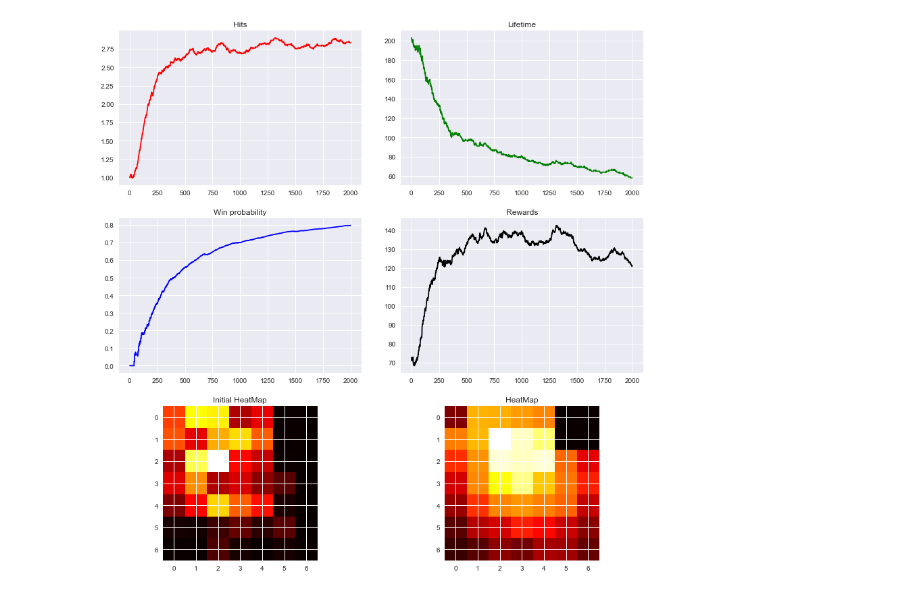
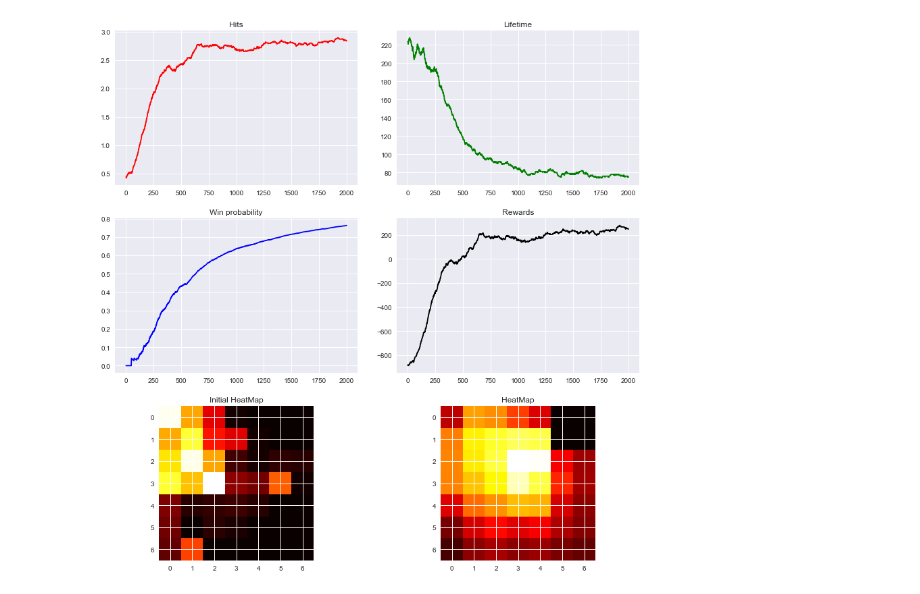
Before and after one commit to Petroniuss/machine-learning-1, a Jupyter notebook: lab5-q-learning/q_learning.ipynb, the cells around one changed output. Cells and saved outputs as stored; diff of their text form; code cells hidden in the pictures.

```diff
--- a/lab5-q-learning/q_learning.ipynb
+++ b/lab5-q-learning/q_learning.ipynb
@@ -22,5 +22,19 @@ walls = [
 ]
 castle_position = Position(width - 1, 0)
 board = Board(width, height, castle_position, walls)
-striga = Striga(StrigaDeterministicMovementScheme(board, 3))
+striga_det = Striga(StrigaDeterministicMovementScheme(board, 3))
+striga_rand = Striga(StrigaRandomMovementScheme(board, .5))
 initial_state = QState(Position(0, 0), Position(3, 3))
+
+
+## params for aggresive learning
+learning_rate=.9
+experiment_rate=.25
+discount_factor=.25
+aggresive_learning_params = learning_rate, experiment_rate, discount_factor
+
+## params for passive, default
+learning_rate=.5
+experiment_rate=.1
+discount_factor=.1
+passive_learning_params = learning_rate, experiment_rate, discount_factor
@@ -27,12 +81,13 @@ initial_state = QState(Position(0, 0), Position(3, 3))
 # %%
 %matplotlib inline
 
-witcher = Witcher(WitcherMovementSchemeQLearning(board))
+witcher = Witcher(WitcherMovementSchemeQLearning(board, *passive_learning_params))
+striga = striga_rand
 results = train(board, striga, witcher, initial_state, 2000)
 
 show_training_results(*results)
 # %% [output]
-[figure, old version]
+[figure, new version]
 # %%
 %matplotlib inline
 
```
Also changed, not shown: parts of 9 cells of this notebook, 15 other files.
